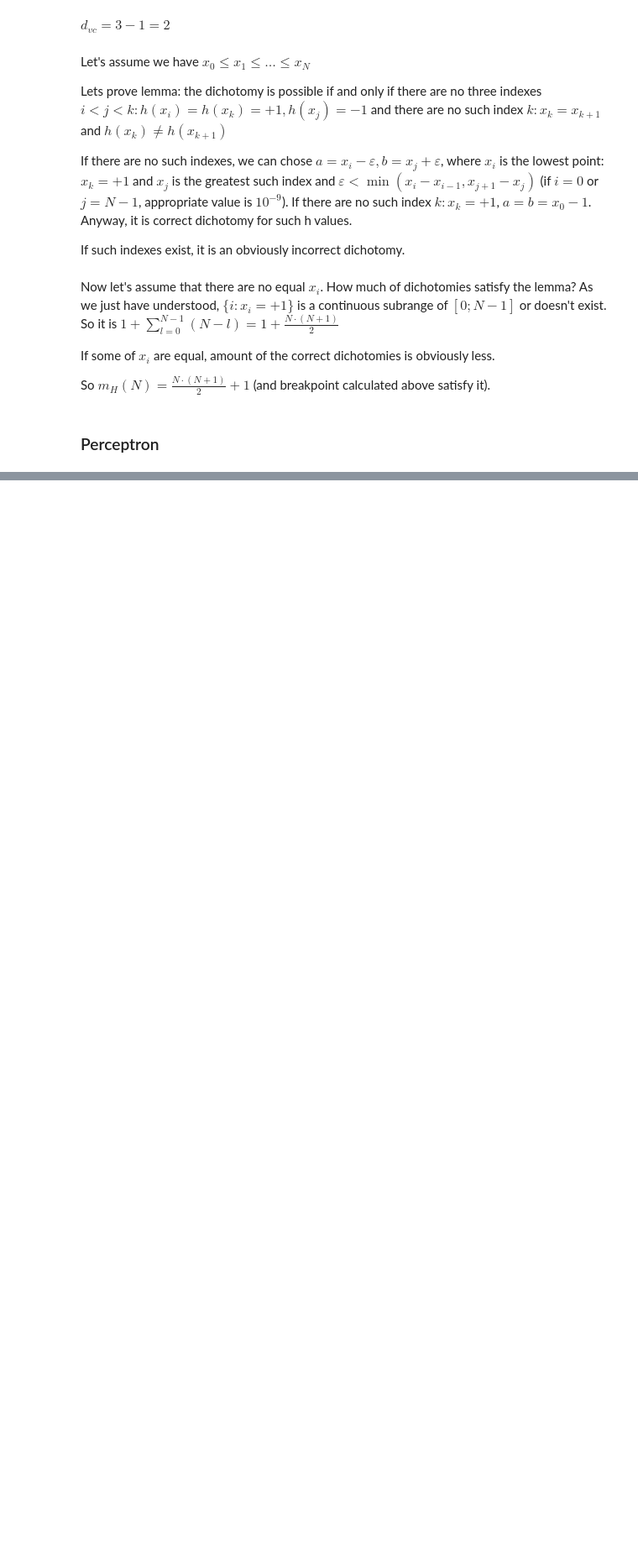
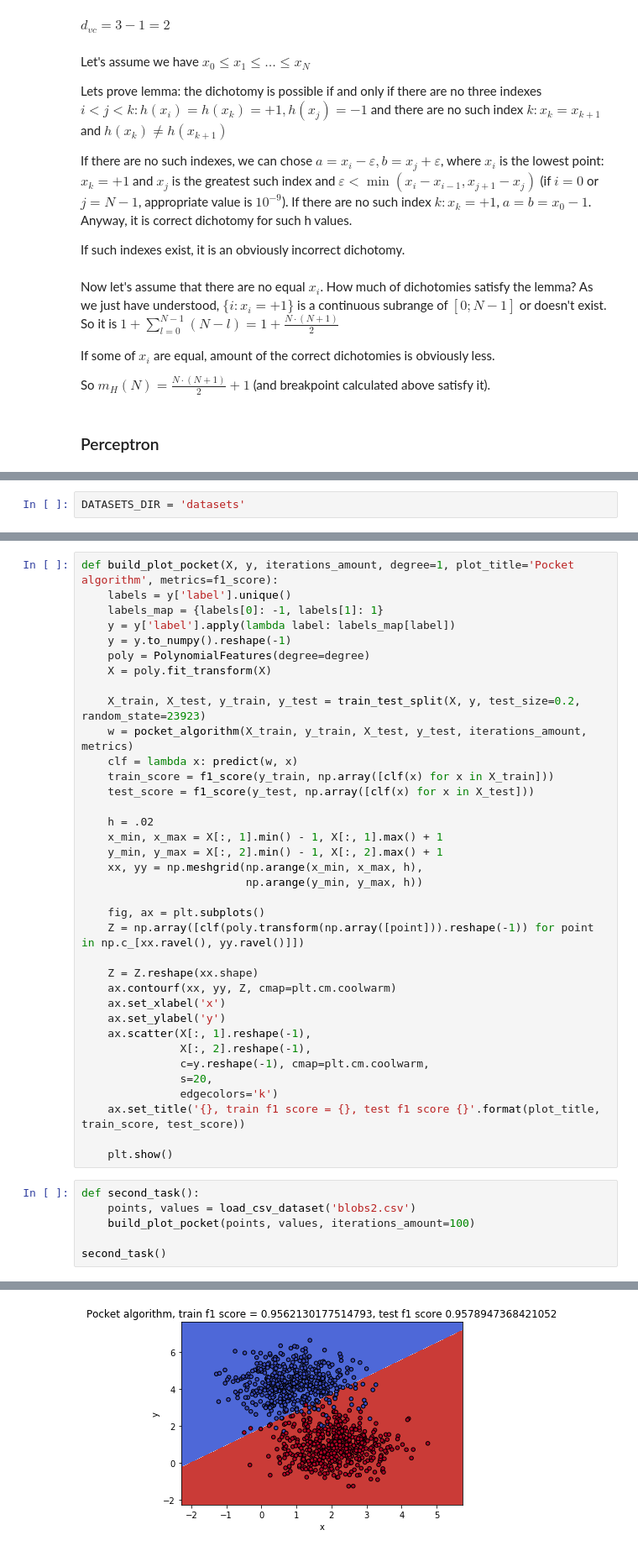
Before and after one commit to Igor-Tukh/machine-learning-hse, a Jupyter notebook: hw02/hw02.ipynb, the cells around one changed output, grey strips where cells are left out. Shown at 84% size. Drawn from its saved outputs; the diff is of its cells as text; blank space fills up the shorter version.

```diff
--- a/hw02/hw02.ipynb
+++ b/hw02/hw02.ipynb
@@ -73,0 +90,2 @@ So $m_{H}(N) = \frac{N \cdot (N + 1)}{2} + 1$ (and breakpoint calculated above s
+# %%
+DATASETS_DIR = 'datasets'
@@ -73,0 +124,43 @@ So $m_{H}(N) = \frac{N \cdot (N + 1)}{2} + 1$ (and breakpoint calculated above s
+# %%
+def build_plot_pocket(X, y, iterations_amount, degree=1, plot_title='Pocket algorithm', metrics=f1_score):
+    labels = y['label'].unique()
+    labels_map = {labels[0]: -1, labels[1]: 1}
+    y = y['label'].apply(lambda label: labels_map[label])
+    y = y.to_numpy().reshape(-1)
+    poly = PolynomialFeatures(degree=degree)
+    X = poly.fit_transform(X)
+
+    X_train, X_test, y_train, y_test = train_test_split(X, y, test_size=0.2, random_state=23923)
+    w = pocket_algorithm(X_train, y_train, X_test, y_test, iterations_amount, metrics)
+    clf = lambda x: predict(w, x)
+    train_score = f1_score(y_train, np.array([clf(x) for x in X_train]))
+    test_score = f1_score(y_test, np.array([clf(x) for x in X_test]))
+
+    h = .02
+    x_min, x_max = X[:, 1].min() - 1, X[:, 1].max() + 1
+    y_min, y_max = X[:, 2].min() - 1, X[:, 2].max() + 1
+    xx, yy = np.meshgrid(np.arange(x_min, x_max, h),
+                         np.arange(y_min, y_max, h))
+
+    fig, ax = plt.subplots()
+    Z = np.array([clf(poly.transform(np.array([point])).reshape(-1)) for point in np.c_[xx.ravel(), yy.ravel()]])
+
+    Z = Z.reshape(xx.shape)
+    ax.contourf(xx, yy, Z, cmap=plt.cm.coolwarm)
+    ax.set_xlabel('x')
+    ax.set_ylabel('y')
+    ax.scatter(X[:, 1].reshape(-1),
+               X[:, 2].reshape(-1),
+               c=y.reshape(-1), cmap=plt.cm.coolwarm,
+               s=20,
+               edgecolors='k')
+    ax.set_title('{}, train f1 score = {}, test f1 score {}'.format(plot_title, train_score, test_score))
+
+    plt.show()
+# %%
+def second_task():
+    points, values = load_csv_dataset('blobs2.csv')
+    build_plot_pocket(points, values, iterations_amount=100)
+
+second_task()
+# %% [output]
@@ -73,0 +168 @@ So $m_{H}(N) = \frac{N \cdot (N + 1)}{2} + 1$ (and breakpoint calculated above s
+[figure, added]
```
Also changed, not shown: parts of 17 cells of this notebook.
